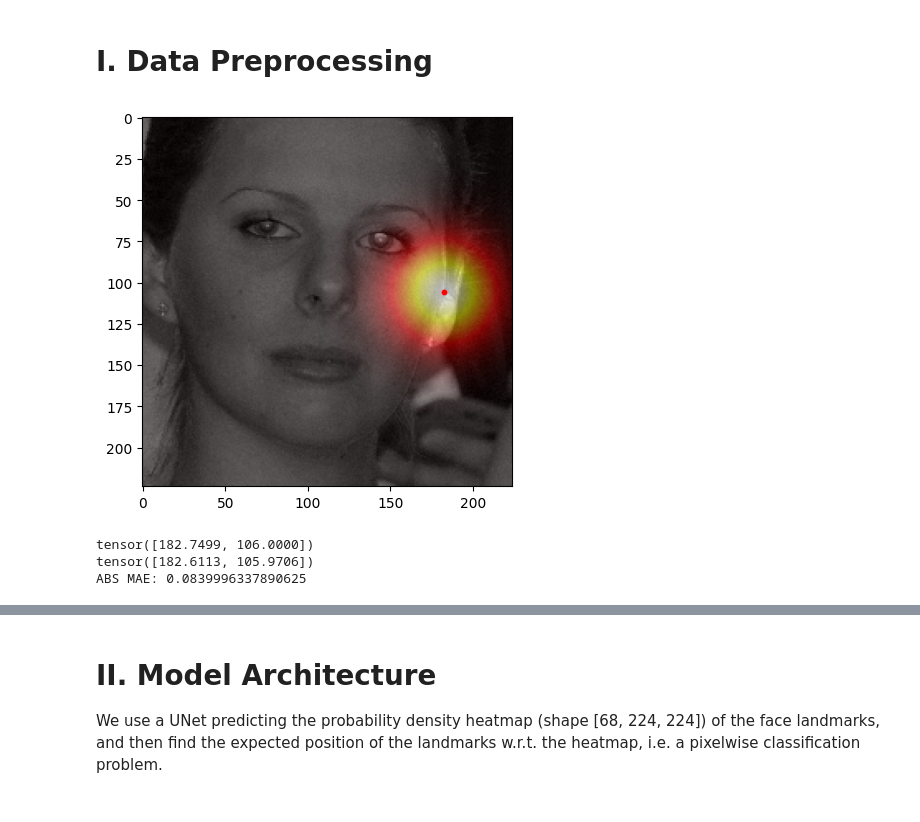
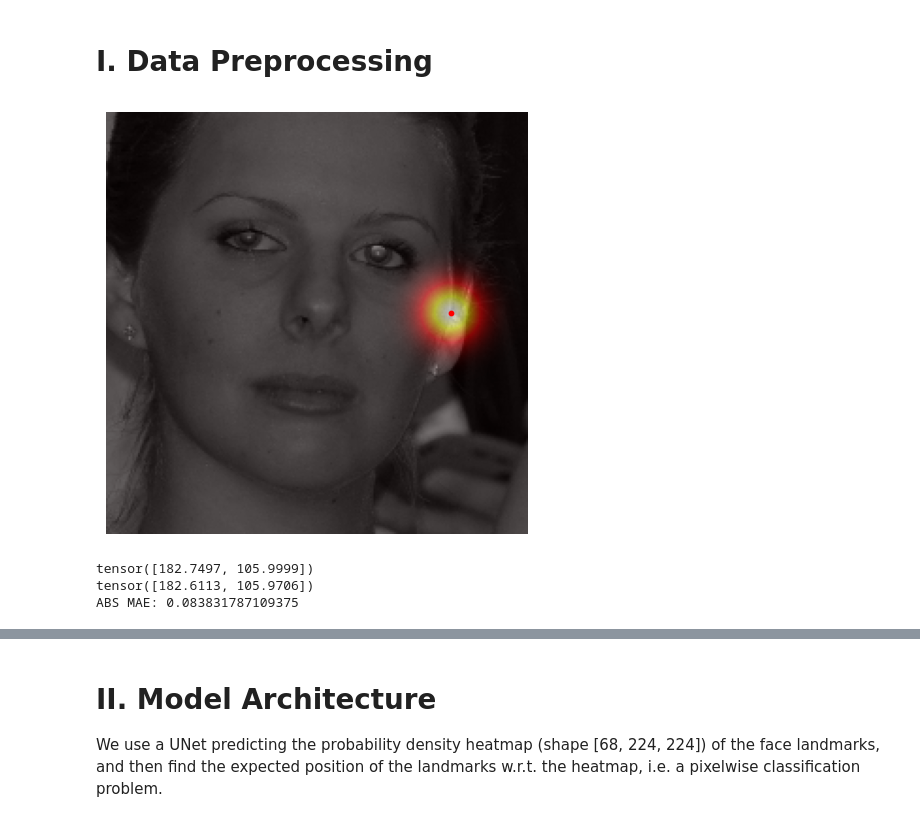
Before and after one commit to itsuitsuki/facial-keypoint-detection, a Jupyter notebook: 4_ibug_heatmap.ipynb, the cells around one changed output, grey strips where cells are left out. Saved outputs shown, nothing was run; the diff lists cells and outputs as text; code cells hidden in the pictures.

```diff
--- a/4_ibug_heatmap.ipynb
+++ b/4_ibug_heatmap.ipynb
@@ -169,28 +169,32 @@ transform = A.Compose([
     ToTensorV2(),
 ], keypoint_params=A.KeypointParams(format='xy', remove_invisible=False))
 seed_everything(42)
-dataset = IbugTrainingHeatmapDataset(img_filenames, bboxes, landmarks, albu_transform=transform, normalize=True, sigma=.1)
+dataset = IbugTrainingHeatmapDataset(img_filenames, bboxes, landmarks, albu_transform=transform, normalize=True, sigma=.05)
 # %%
 from unet import heatmap_to_landmarks
 # %%
 # visualize one heatmap
 import matplotlib.pyplot as plt
 tfed_im, heatmap, landmark = dataset[515]
 # print(tfed_im)
 plt.imshow(tfed_im.permute(1, 2, 0).squeeze(), cmap='gray')
 # show heatmap
 ii = 15
 plt.imshow(heatmap[ii], cmap='hot', alpha=0.5)
 # show landmark
+plt.tight_layout()
 plt.scatter(landmark[ii, 0] * 224, landmark[ii, 1] * 224, s=10, c='red')
+plt.axis('off')
+os.makedirs("4", exist_ok=True)
+plt.savefig("4/heatmap.png", bbox_inches='tight', pad_inches=0)
 plt.show()
 # want to aggregate the heatmap to get the landmark
 landmark_gt = heatmap_to_landmarks(heatmap.unsqueeze(0)).squeeze(0)
 print(landmark_gt[ii])
 print(landmark[ii] * 224)
 print("ABS MAE:", (landmark_gt[ii] - landmark[ii] * 224).abs().mean().item())
 # %% [output]
-[figure, old version]
+[figure, new version]
-tensor([182.7499, 106.0000])
+tensor([182.7497, 105.9999])
 tensor([182.6113, 105.9706])
-ABS MAE: 0.0839996337890625
+ABS MAE: 0.083831787109375
```
Also changed, not shown: parts of 16 cells of this notebook, 40 other files.
